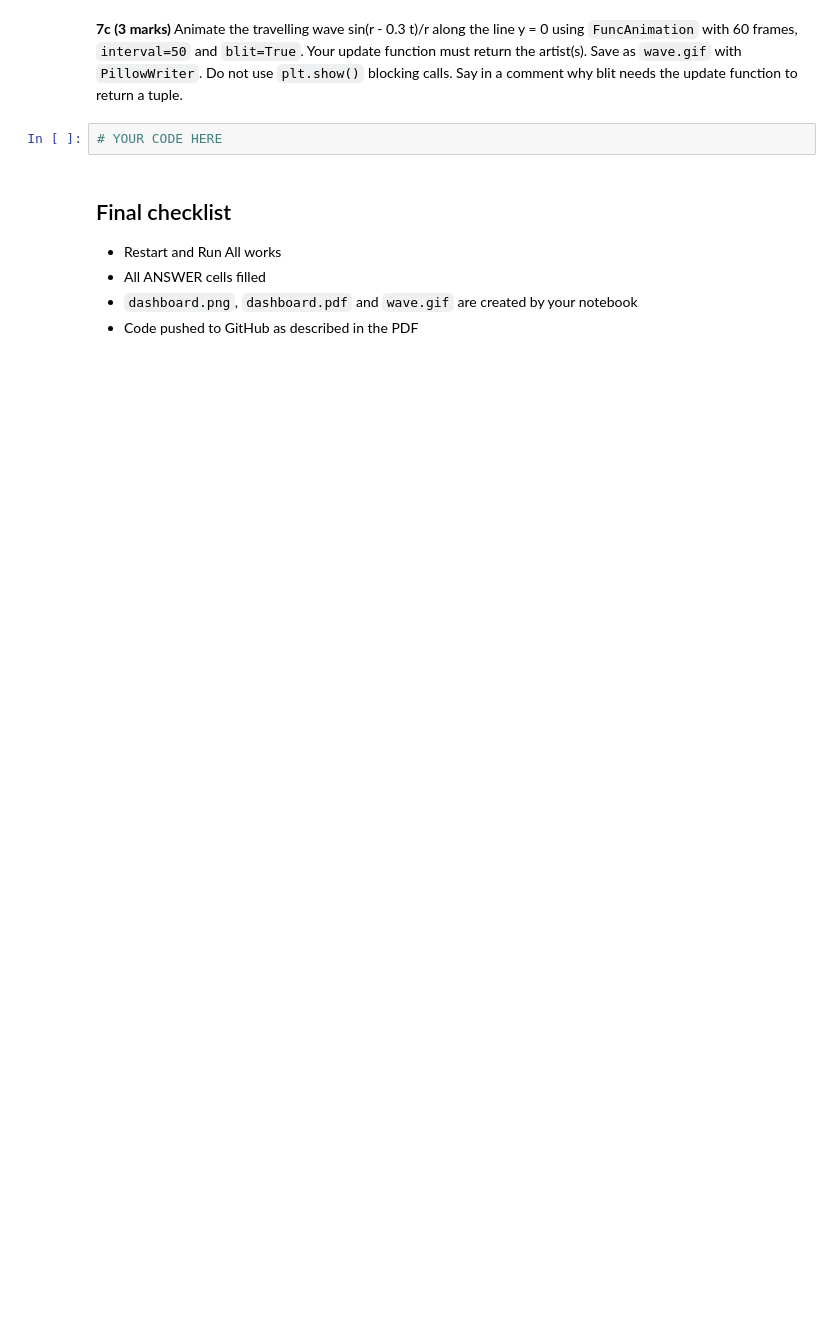
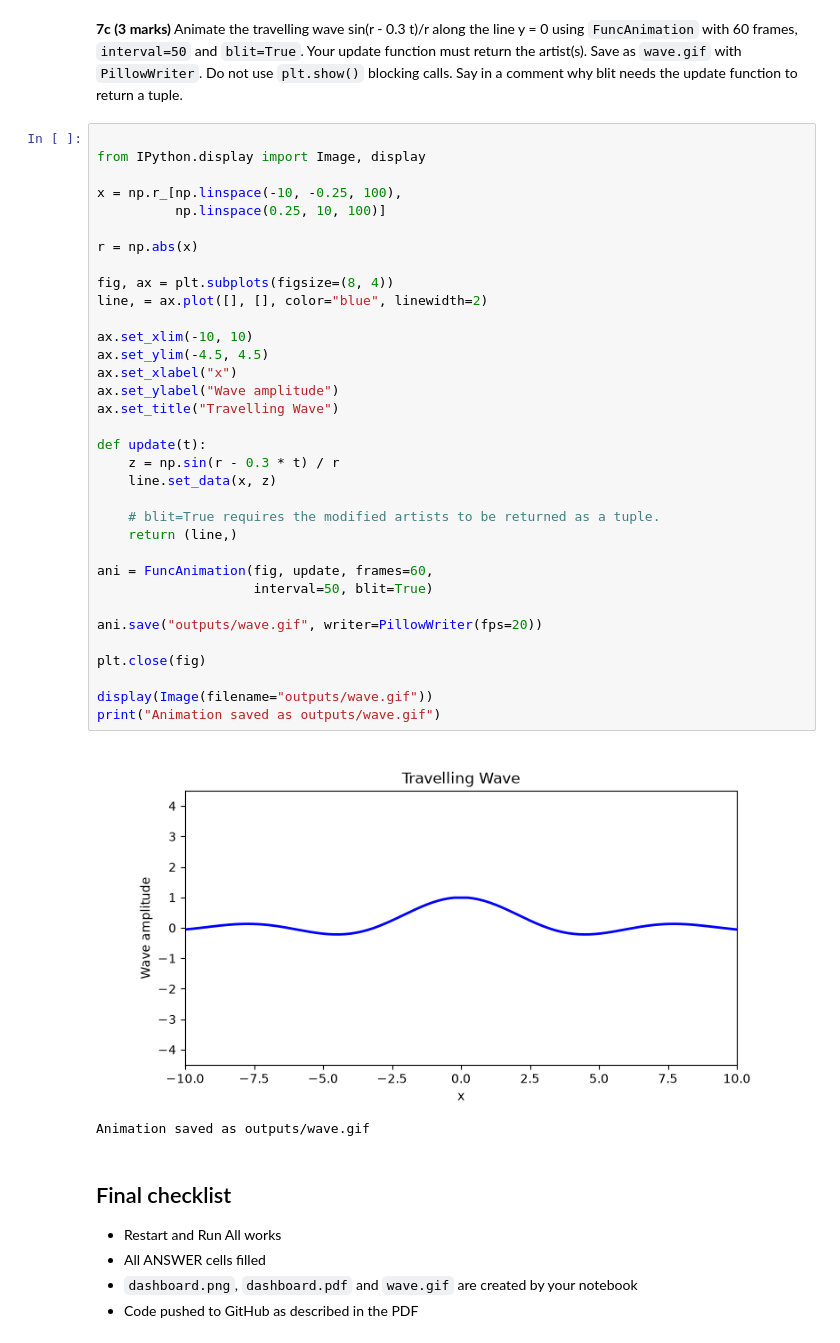
Before and after one commit to Fatima-Saqib/PAI-A3-25F-0057, a Jupyter notebook: Assignment3_Programming_for_AI.ipynb, the cells around one changed output. Drawn from its saved outputs; the diff is of its cells as text; blank space fills up the shorter version.

```diff
--- a/Assignment3_Programming_for_AI.ipynb
+++ b/Assignment3_Programming_for_AI.ipynb
@@ -998,7 +1076,42 @@ Let f(x, y) = sin(r) / r with r = sqrt(x^2 + y^2) on x, y in [-10, 10].
 # %% [markdown]
 **7c (3 marks)** Animate the travelling wave sin(r - 0.3 t)/r along the line y = 0 using `FuncAnimation` with 60 frames, `interval=50` and `blit=True`. Your update function must return the artist(s). Save as `wave.gif` with `PillowWriter`. Do not use `plt.show()` blocking calls. Say in a comment why blit needs the update function to return a tuple.
-# %%
-# YOUR CODE HERE
+# %%
+
+from IPython.display import Image, display
+
+x = np.r_[np.linspace(-10, -0.25, 100),
+          np.linspace(0.25, 10, 100)]
+
+r = np.abs(x)
+
+fig, ax = plt.subplots(figsize=(8, 4))
+line, = ax.plot([], [], color="blue", linewidth=2)
+
+ax.set_xlim(-10, 10)
+ax.set_ylim(-4.5, 4.5)
+ax.set_xlabel("x")
+ax.set_ylabel("Wave amplitude")
+ax.set_title("Travelling Wave")
+
+def update(t):
+    z = np.sin(r - 0.3 * t) / r
+    line.set_data(x, z)
+
+    # blit=True requires the modified artists to be returned as a tuple.
+    return (line,)
+
+ani = FuncAnimation(fig, update, frames=60,
+                    interval=50, blit=True)
+
+ani.save("outputs/wave.gif", writer=PillowWriter(fps=20))
+
+plt.close(fig)
+
+display(Image(filename="outputs/wave.gif"))
+print("Animation saved as outputs/wave.gif")
+# %% [output]
+[figure, added]
+Animation saved as outputs/wave.gif
 # %% [markdown]
 ## Final checklist
 - Restart and Run All works
```
Also changed, not shown: parts of 6 cells of this notebook, 1 other file.
